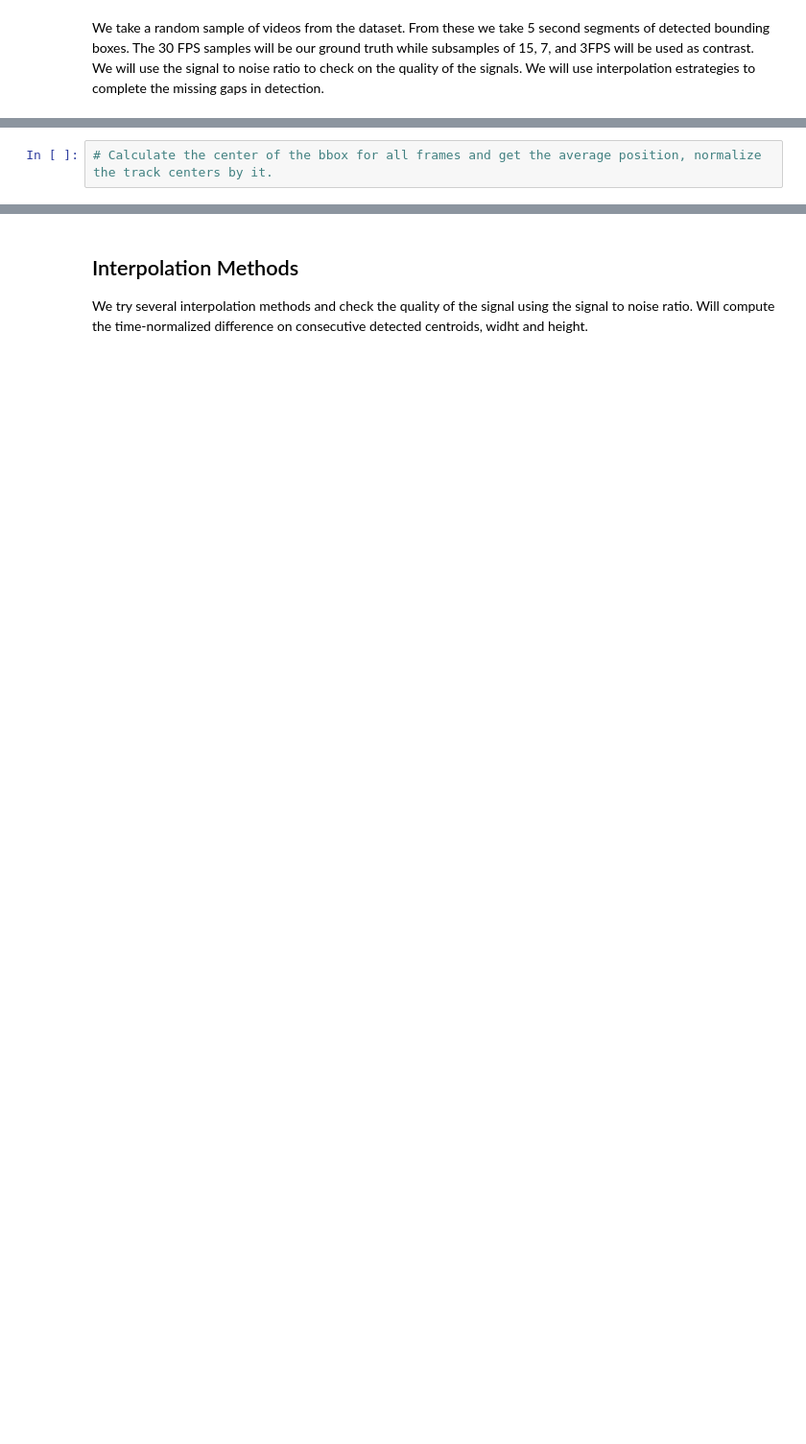
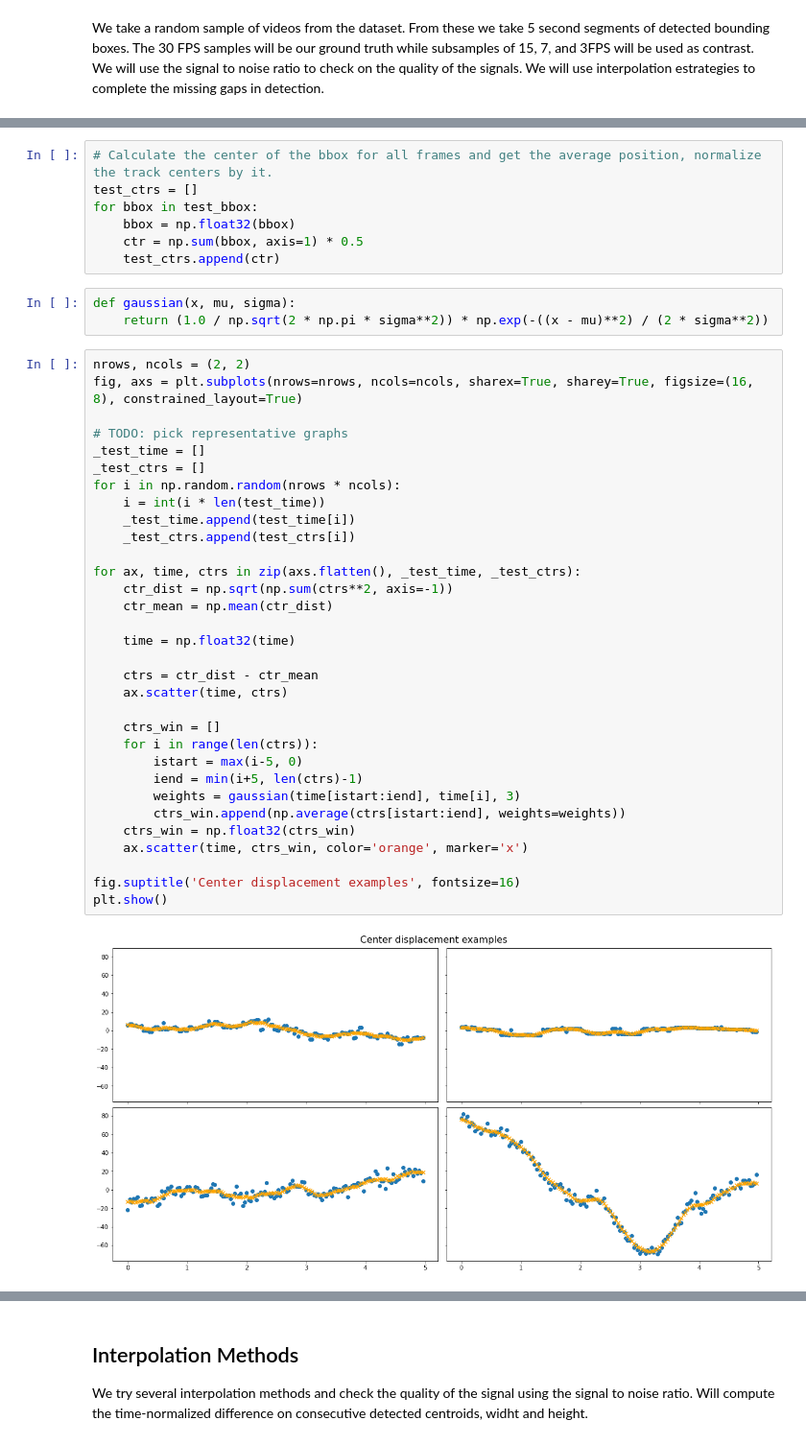
Before and after one commit to segonzal/chiletv, a Jupyter notebook: analysis/sampling_rate_for_face_detection.ipynb, the cells around one changed output, grey strips where cells are left out. Shown: that part at 96% size. Cells and saved outputs as stored; diff of their text form; blank space fills up the shorter version.

```diff
--- a/analysis/sampling_rate_for_face_detection.ipynb
+++ b/analysis/sampling_rate_for_face_detection.ipynb
@@ -110,5 +113,47 @@ for ti, ts in zip(track_samples, track_start):
     test_kpts.append(t_kpts)
 # %%
 # Calculate the center of the bbox for all frames and get the average position, normalize the track centers by it.
+test_ctrs = []
+for bbox in test_bbox:
+    bbox = np.float32(bbox)
+    ctr = np.sum(bbox, axis=1) * 0.5
+    test_ctrs.append(ctr)
+# %%
+def gaussian(x, mu, sigma):
+    return (1.0 / np.sqrt(2 * np.pi * sigma**2)) * np.exp(-((x - mu)**2) / (2 * sigma**2))
+# %%
+nrows, ncols = (2, 2)
+fig, axs = plt.subplots(nrows=nrows, ncols=ncols, sharex=True, sharey=True, figsize=(16, 8), constrained_layout=True)
+
+# TODO: pick representative graphs
+_test_time = []
+_test_ctrs = []
+for i in np.random.random(nrows * ncols):
+    i = int(i * len(test_time))
+    _test_time.append(test_time[i])
+    _test_ctrs.append(test_ctrs[i])
+
+for ax, time, ctrs in zip(axs.flatten(), _test_time, _test_ctrs):
+    ctr_dist = np.sqrt(np.sum(ctrs**2, axis=-1))
+    ctr_mean = np.mean(ctr_dist)
+
+    time = np.float32(time)
+
+    ctrs = ctr_dist - ctr_mean
+    ax.scatter(time, ctrs)
+
+    ctrs_win = []
+    for i in range(len(ctrs)):
+        istart = max(i-5, 0)
+        iend = min(i+5, len(ctrs)-1)
+        weights = gaussian(time[istart:iend], time[i], 3)
+        ctrs_win.append(np.average(ctrs[istart:iend], weights=weights))
+    ctrs_win = np.float32(ctrs_win)
+    ax.scatter(time, ctrs_win, color='orange', marker='x')
+
+fig.suptitle('Center displacement examples', fontsize=16)
+plt.show()
+# %% [output]
+[figure, added]
 # %% [markdown]
 ## Speedup by lowering frame rate
```
Also changed, not shown: parts of 4 cells of this notebook.
